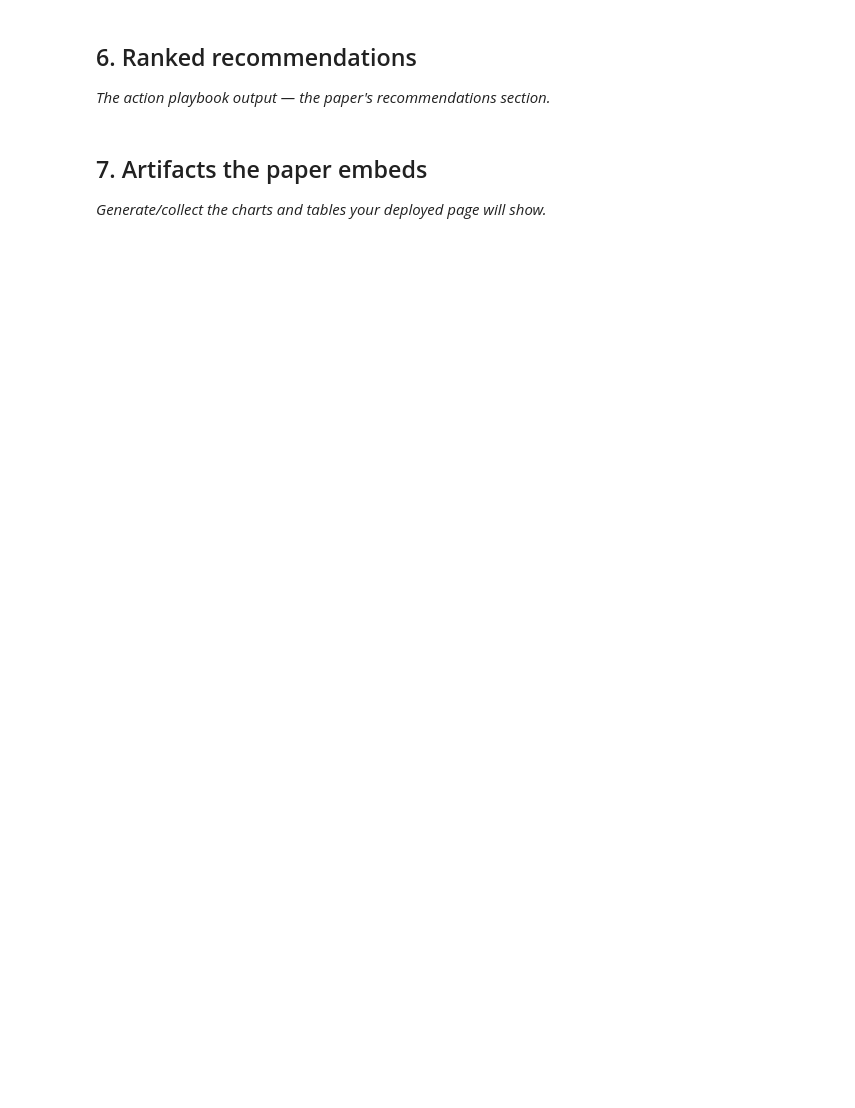
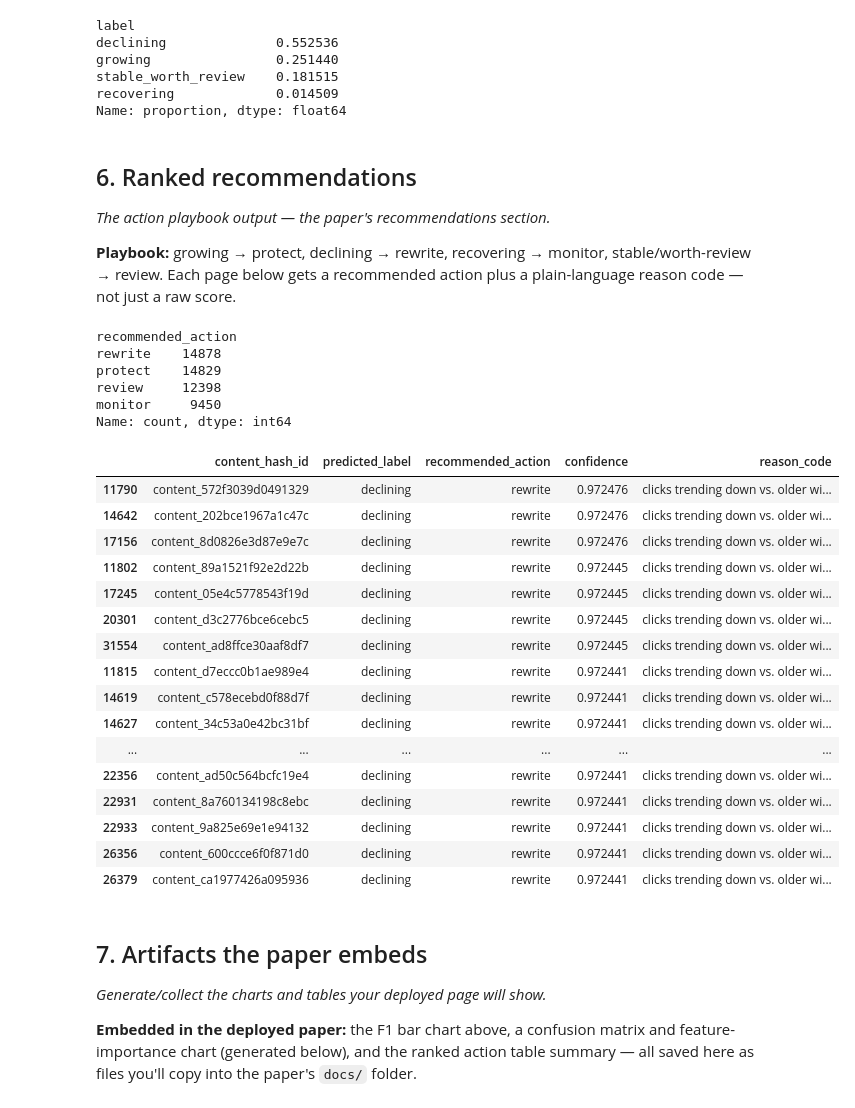
Before and after one commit to Sameer-159/FlyRank, a Jupyter notebook: work/notebooks/capstone.ipynb, the cells around one changed output. Saved outputs shown, nothing was run; the diff lists cells and outputs as text; code cells hidden in the pictures; blank space fills up the shorter version.

```diff
--- a/work/notebooks/capstone.ipynb
+++ b/work/notebooks/capstone.ipynb
@@ -29,8 +229,74 @@ This skeleton is yours to fill. Work the sections **in order** — each one has
+# %%
+print(features_df["label"].value_counts(normalize=True))
+# %% [output]
+label
+declining              0.552536
+growing                0.251440
+stable_worth_review    0.181515
+recovering             0.014509
+Name: proportion, dtype: float64
 # %% [markdown]
 ## 6. Ranked recommendations
 
 *The action playbook output — the paper's recommendations section.*
+
+**Playbook:** growing → protect, declining → rewrite, recovering → monitor,
+stable/worth-review → review. Each page below gets a recommended action plus a
+plain-language reason code — not just a raw score.
+# %%
+ACTION_MAP = {"growing": "protect", "declining": "rewrite",
+              "recovering": "monitor", "stable_worth_review": "review"}
+
+scored_df = features_df.copy()
+scored_df["predicted_label"] = clf.predict(scored_df[feature_cols])
+scored_df["confidence"] = clf.predict_proba(scored_df[feature_cols]).max(axis=1)
+scored_df["recommended_action"] = scored_df["predicted_label"].map(ACTION_MAP)
+
+def reason_code(row):
+    reasons = []
+    if row.get("click_trend_ratio", 1) < 0.8: reasons.append("clicks trending down vs. older window")
+    elif row.get("click_trend_ratio", 1) > 1.2: reasons.append("clicks trending up vs. older window")
+    if pd.notnull(row.get("ctr_pre")) and row.get("ctr_pre", 1) < 0.02: reasons.append("low CTR relative to visibility")
+    if pd.notnull(row.get("avg_position_pre")) and row.get("avg_position_pre", 0) > 15: reasons.append("weak average position")
+    return "; ".join(reasons) if reasons else "no strong signal — default to periodic review"
+
+scored_df["reason_code"] = scored_df.apply(reason_code, axis=1)
+
+ranked_df = scored_df.sort_values(["predicted_label", "confidence"], ascending=[True, False])[
+    ["content_hash_id", "predicted_label", "recommended_action", "confidence", "reason_code"]
+]
+ranked_df.to_csv("ranked_action_engine.csv", index=False)
+print(ranked_df["recommended_action"].value_counts())
+ranked_df.head(20)
+# %% [output]
+recommended_action
+rewrite    14878
+protect    14829
+review     12398
+monitor     9450
+Name: count, dtype: int64
+|  | content_hash_id | predicted_label | recommended_action | confidence | reason_code |
+| 11790 | content_572f3039d0491329 | declining | rewrite | 0.972476 | clicks trending down vs. older wi... |
+| 14642 | content_202bce1967a1c47c | declining | rewrite | 0.972476 | clicks trending down vs. older wi... |
+| 17156 | content_8d0826e3d87e9e7c | declining | rewrite | 0.972476 | clicks trending down vs. older wi... |
+| 11802 | content_89a1521f92e2d22b | declining | rewrite | 0.972445 | clicks trending down vs. older wi... |
+| 17245 | content_05e4c5778543f19d | declining | rewrite | 0.972445 | clicks trending down vs. older wi... |
+| 20301 | content_d3c2776bce6cebc5 | declining | rewrite | 0.972445 | clicks trending down vs. older wi... |
+| 31554 | content_ad8ffce30aaf8df7 | declining | rewrite | 0.972445 | clicks trending down vs. older wi... |
+| 11815 | content_d7eccc0b1ae989e4 | declining | rewrite | 0.972441 | clicks trending down vs. older wi... |
+| 14619 | content_c578ecebd0f88d7f | declining | rewrite | 0.972441 | clicks trending down vs. older wi... |
+| 14627 | content_34c53a0e42bc31bf | declining | rewrite | 0.972441 | clicks trending down vs. older wi... |
+| ... | ... | ... | ... | ... | ... |
+| 22356 | content_ad50c564bcfc19e4 | declining | rewrite | 0.972441 | clicks trending down vs. older wi... |
+| 22931 | content_8a760134198c8ebc | declining | rewrite | 0.972441 | clicks trending down vs. older wi... |
+| 22933 | content_9a825e69e1e94132 | declining | rewrite | 0.972441 | clicks trending down vs. older wi... |
+| 26356 | content_600ccce6f0f871d0 | declining | rewrite | 0.972441 | clicks trending down vs. older wi... |
+| 26379 | content_ca1977426a095936 | declining | rewrite | 0.972441 | clicks trending down vs. older wi... |
 # %% [markdown]
 ## 7. Artifacts the paper embeds
 
 *Generate/collect the charts and tables your deployed page will show.*
+
+**Embedded in the deployed paper:** the F1 bar chart above, a confusion matrix
+and feature-importance chart (generated below), and the ranked action table
+summary — all saved here as files you'll copy into the paper's `docs/` folder.
```
Also changed, not shown: parts of 16 cells of this notebook.
